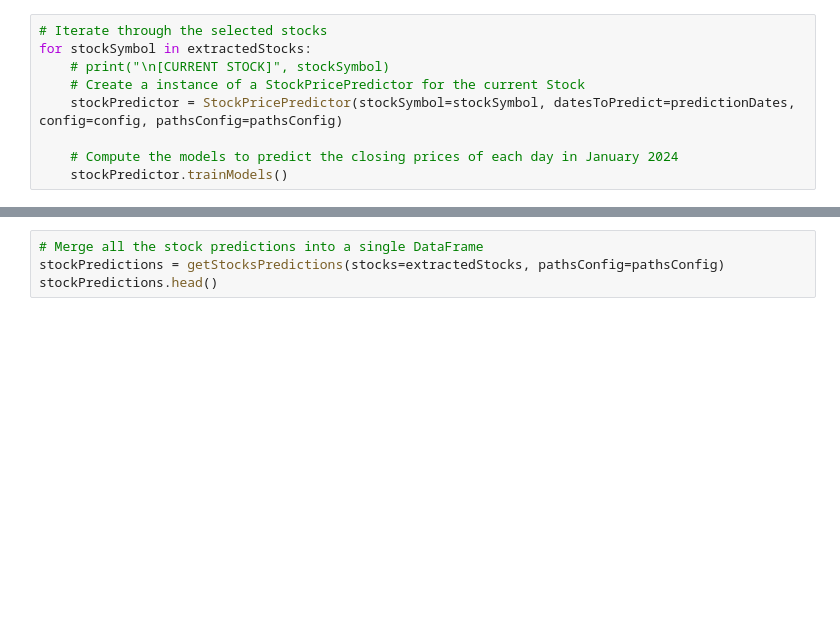
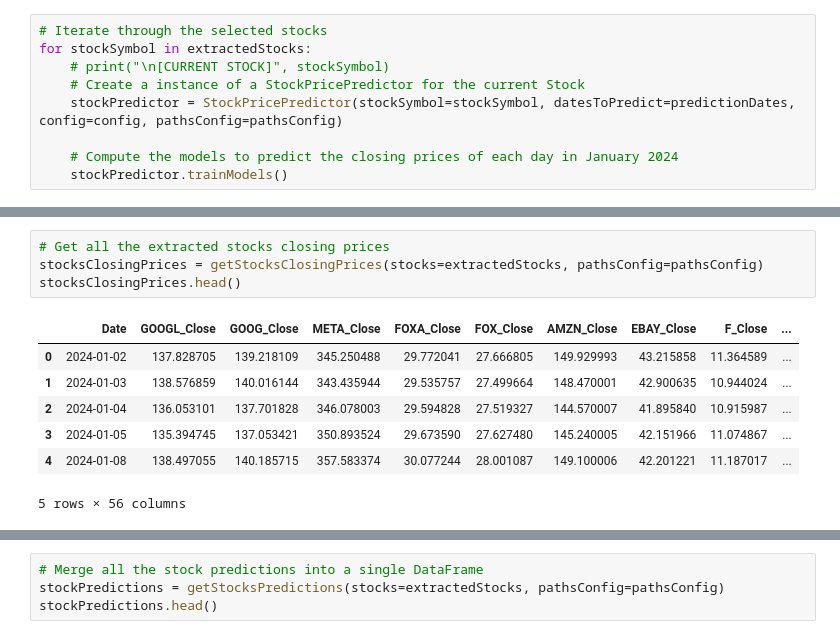
Before and after one commit to EstevesX10/SP500-Stock-Forecasting-and-Optimization, a Jupyter notebook: SP500 Stock Forecasting and Optimization/SP500 Stock Price Forecasting and Optimization.ipynb, the cells around one changed output, grey strips where cells are left out. Drawn from its saved outputs; the diff is of its cells as text; blank space fills up the shorter version.

```diff
--- a/SP500 Stock Forecasting and Optimization/SP500 Stock Price Forecasting and Optimization.ipynb
+++ b/SP500 Stock Forecasting and Optimization/SP500 Stock Price Forecasting and Optimization.ipynb
@@ -374,0 +387,12 @@ for stockSymbol in extractedStocks:
+# %%
+# Get all the extracted stocks closing prices
+stocksClosingPrices = getStocksClosingPrices(stocks=extractedStocks, pathsConfig=pathsConfig)
+stocksClosingPrices.head()
+# %% [output]
+|  | Date | GOOGL_Close | GOOG_Close | META_Close | FOXA_Close | FOX_Close | AMZN_Close | EBAY_Close | F_Close | ... |
+| 0 | 2024-01-02 | 137.828705 | 139.218109 | 345.250488 | 29.772041 | 27.666805 | 149.929993 | 43.215858 | 11.364589 | ... |
+| 1 | 2024-01-03 | 138.576859 | 140.016144 | 343.435944 | 29.535757 | 27.499664 | 148.470001 | 42.900635 | 10.944024 | ... |
+| 2 | 2024-01-04 | 136.053101 | 137.701828 | 346.078003 | 29.594828 | 27.519327 | 144.570007 | 41.895840 | 10.915987 | ... |
+| 3 | 2024-01-05 | 135.394745 | 137.053421 | 350.893524 | 29.673590 | 27.627480 | 145.240005 | 42.151966 | 11.074867 | ... |
+| 4 | 2024-01-08 | 138.497055 | 140.185715 | 357.583374 | 30.077244 | 28.001087 | 149.100006 | 42.201221 | 11.187017 | ... |
+5 rows × 56 columns
```
Also changed, not shown: parts of 5 cells of this notebook.
